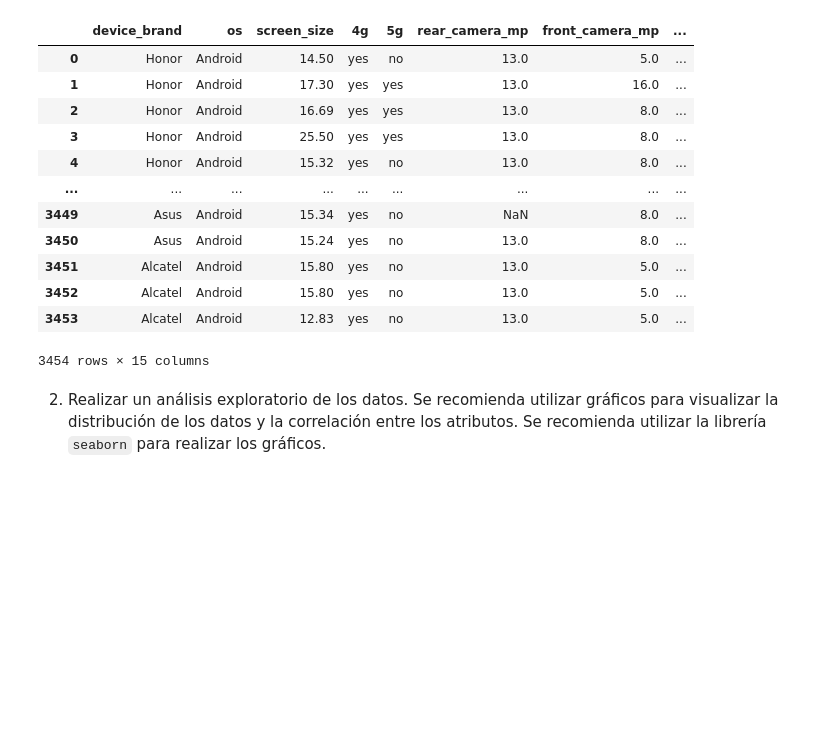
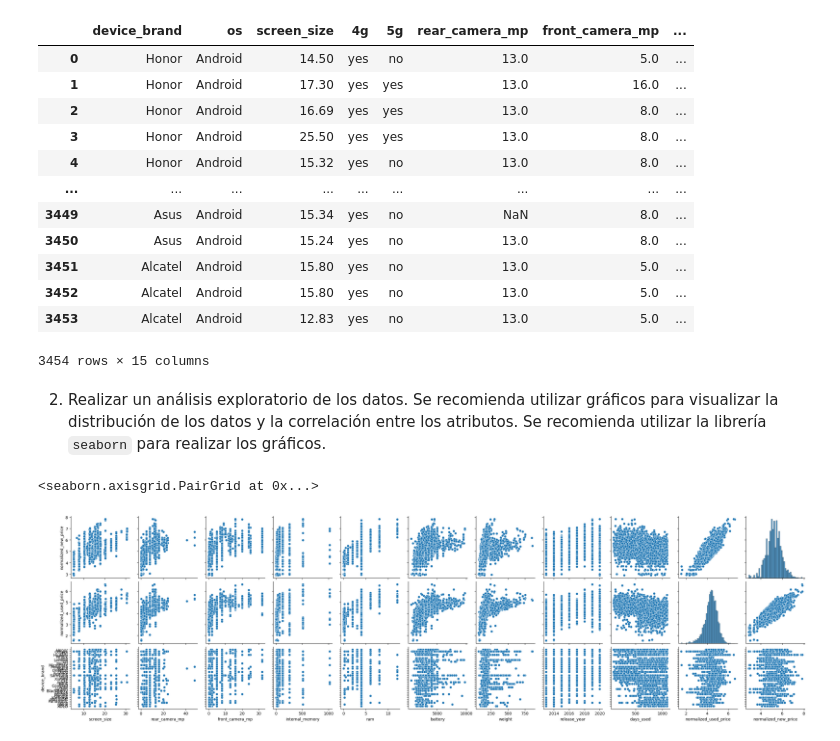
Before and after one commit to BlurOne-GIT/te-tp1-modelos-predictivos, a Jupyter notebook: sus.ipynb, the cells around one changed output. Cells and saved outputs as stored; diff of their text form; code cells hidden in the pictures; blank space fills up the shorter version.

```diff
--- a/sus.ipynb
+++ b/sus.ipynb
@@ -64,3 +64,8 @@ fulldata
 3454 rows × 15 columns
 # %% [markdown]
 2. Realizar un análisis exploratorio de los datos. Se recomienda utilizar gráficos para visualizar la distribución de los datos y la correlación entre los atributos. Se recomienda utilizar la librería `seaborn` para realizar los gráficos.
+# %%
+sns.pairplot(fulldata, y_vars=['normalized_new_price', 'normalized_used_price', 'device_brand'])
+# %% [output]
+<seaborn.axisgrid.PairGrid at 0x...>
+[figure, added]
```
